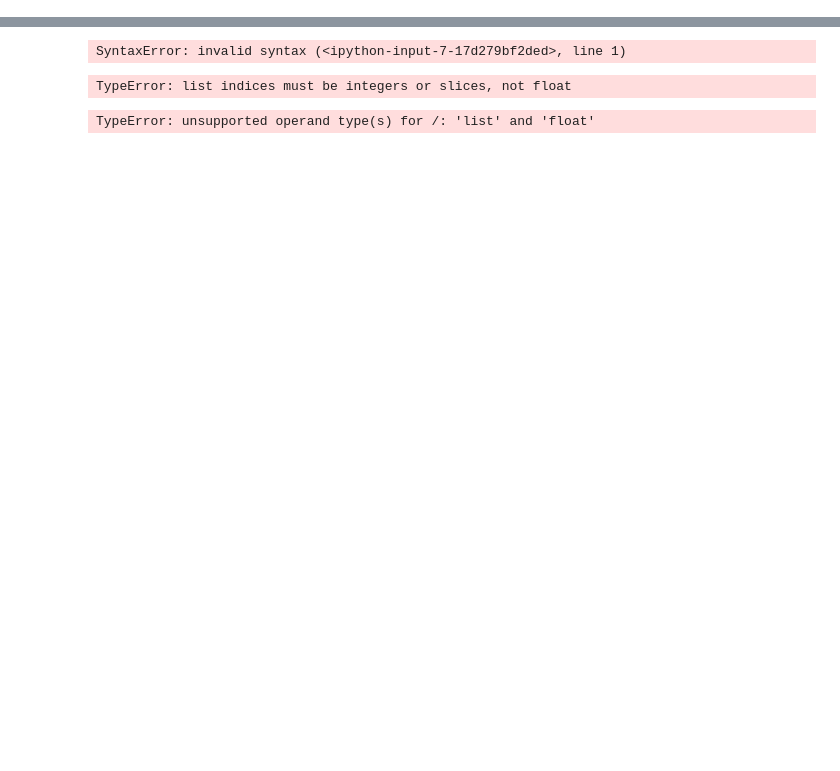
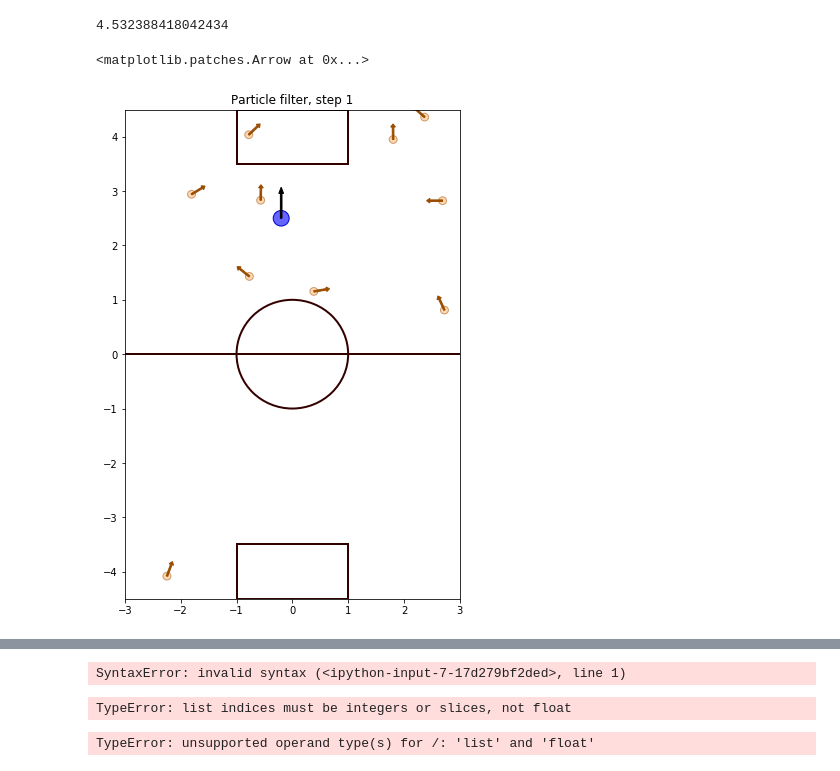
Before and after one commit to StarkitRobots/kondo_mv, a Jupyter notebook: localization/experiments/experiments.ipynb, the cells around one changed output, grey strips where cells are left out. Drawn from its saved outputs; the diff is of its cells as text; code cells hidden in the pictures; blank space fills up the shorter version.

```diff
--- a/localization/experiments/experiments.ipynb
+++ b/localization/experiments/experiments.ipynb
@@ -12,9 +12,10 @@ class Field:
         self.w_width = self.field['main_rectangle'][0][0]
         self.w_length = self.field['main_rectangle'][0][1]
 # %%
+import math
 class Robot(Field):
-    def __init__(self, x = 1, y = 0.5, yaw = 0):
-
+    def __init__(self, x = 0, y = 0, yaw = math.pi/2):
+        self.k = True
         self.x = x          # robot's x coordinate
         self.y = y          # robot's y coordinate
         self.orientation = yaw   # robot's orientation
@@ -54,6 +55,7 @@ class Robot(Field):
 
         # move, and add randomness to the motion command
         dist = float(forward) + random.gauss(0.0, self.forward_noise)
+
         x = self.x + (np.cos(orientation) * dist)
         y = self.y + (np.sin(orientation) * dist)
 
@@ -62,8 +64,7 @@ class Robot(Field):
         #y %= Field().w_length
 
         # set particle
-        res = Robot()
-        res.set_coord(x, y, orientation)
+        res = Robot(x, y, orientation)
         #res.set_noise(self.forward_noise, self.turn_noise, self.sense_noise)
 
         return res
@@ -169,2 +178,7 @@ p = pf.p
 import matplotlib.pylab as plt
 world_size = 10
+# %%
+pf.step(2.0)
+p = pf.p
+# %% [output]
+4.532388418042434
@@ -171,3 +189,47 @@ world_size = 10
+# %%
+factor = 7
+plt.figure("Robot in the world", figsize=(field.w_width, field.w_length))
+plt.title('Particle filter, step ' + str(1))
+grid = [-field.w_width/2.0, field.w_width/2.0, -field.w_length/2.0, field.w_length/2.0]
+ax = plt.axis(grid)
+#plt.grid(b=True, which='major', color='0.75', linestyle='--')
+#plt.xticks([i for i in range(0, int(6), 5)])
+#plt.yticks([i for i in range(0, int(9), 5)])
+
+for el in field.field:
+    if el == 'circles':
+        for circle in field.field['circles']:
+            plot_circle = plt.Circle((circle[0], circle[1]), circle[2],linewidth=2, fill=False, edgecolor='#330000')
+            plt.gca().add_patch(plot_circle)
+    if el == 'lines' :
+        for line in field.field['lines']:
+            plot_line = plt.Line2D(line[0], line[1], linewidth=2, linestyle="-", color='#330000')
+            plt.gca().add_line(plot_line)
+    if el == 'rectangles' :
+        for rectangle in field.field['rectangles']:
+            rect = plt.Rectangle(rectangle[0], rectangle[1], rectangle[2], linewidth=2, linestyle="-", fill = False, edgecolor='#330000')
+            plt.gca().add_patch(rect)
+
+# draw particles
+for ind in range(len(p)):
+
+    # particle
+    circle = plt.Circle((p[ind].x, p[ind].y), 1./factor/2, facecolor='#ffb266', edgecolor='#994c00', alpha=0.5)
+    plt.gca().add_patch(circle)
+
+    # particle's orientation
+    arrow = plt.Arrow(p[ind].x, p[ind].y, 2*np.cos(p[ind].orientation)/factor, 2*np.sin(p[ind].orientation)/factor, width=1/factor, alpha=1., facecolor='#994c00', edgecolor='#994c00')
+    plt.gca().add_patch(arrow)
+
+circle = plt.Circle((robot.x, robot.y), 1./factor, facecolor='#6666ff', edgecolor='#0000cc')
+plt.gca().add_patch(circle)
+
+    # robot's orientation
+arrow = plt.Arrow(robot.x, robot.y, 2*np.cos(robot.orientation), 2*np.sin(robot.orientation)/factor/0.5, 1./factor, alpha=1.0, facecolor='#000000', edgecolor='#000000')
+plt.gca().add_patch(arrow)
+# %% [output]
+<matplotlib.patches.Arrow at 0x...>
+[figure, added]
 # %%
 factor = 10
 plt.figure("Robot in the world", figsize=(field.w_width, field.w_length))
```
Also changed, not shown: parts of 17 cells of this notebook, 7 other files.
